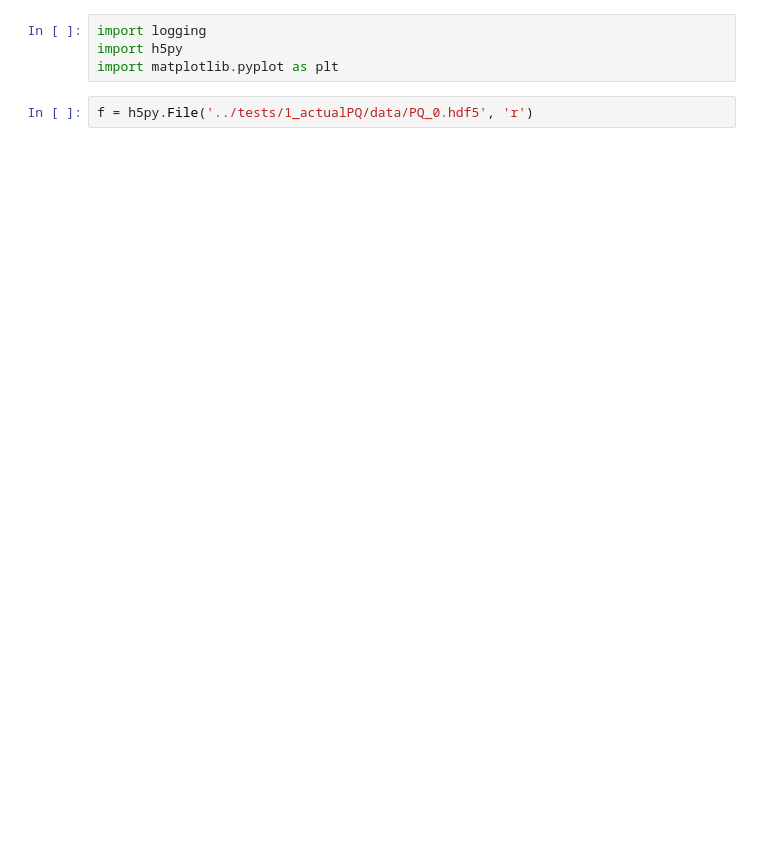
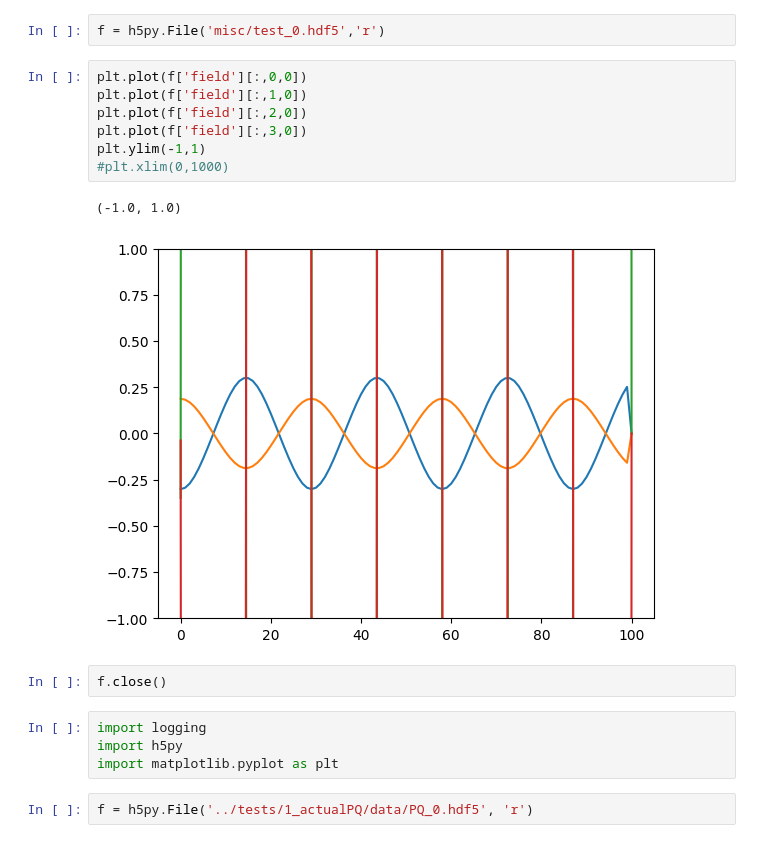
Before and after one commit to joshuazlin/axion_cosmo, a Jupyter notebook: notebooks/scrap.ipynb, the cells around one changed output. Saved outputs shown, nothing was run; the diff lists cells and outputs as text; blank space fills up the shorter version.

```diff
--- a/notebooks/scrap.ipynb
+++ b/notebooks/scrap.ipynb
@@ -1,3 +235,17 @@
+# %%
+f = h5py.File('misc/test_0.hdf5','r')
+# %%
+plt.plot(f['field'][:,0,0])
+plt.plot(f['field'][:,1,0])
+plt.plot(f['field'][:,2,0])
+plt.plot(f['field'][:,3,0])
+plt.ylim(-1,1)
+#plt.xlim(0,1000)
+# %% [output]
+(-1.0, 1.0)
+[figure, added]
+# %%
+f.close()
 # %%
 import logging
 import h5py
```
Also changed, not shown: parts of 20 cells of this notebook, 6 other files.
